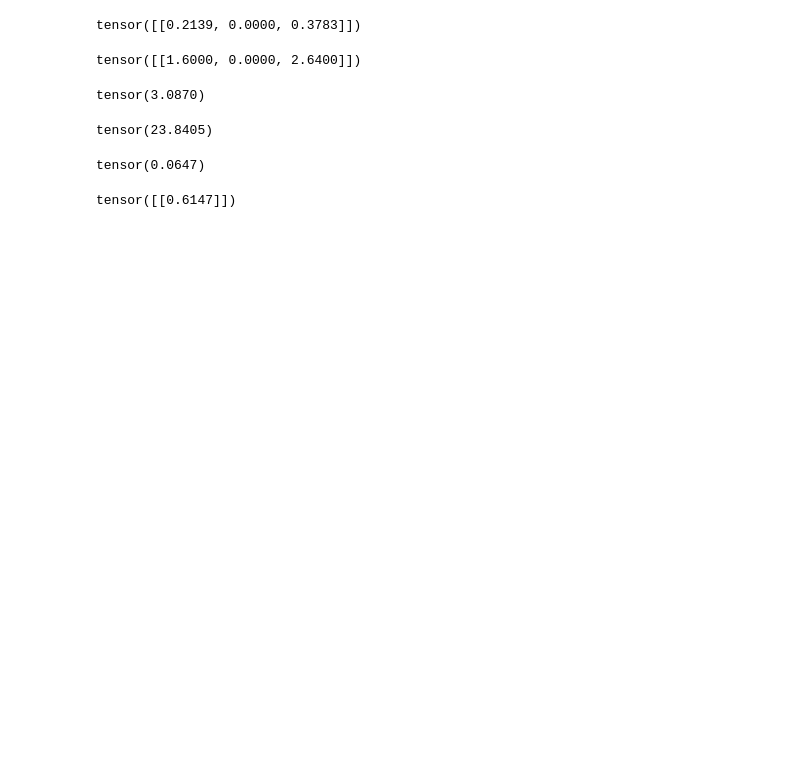
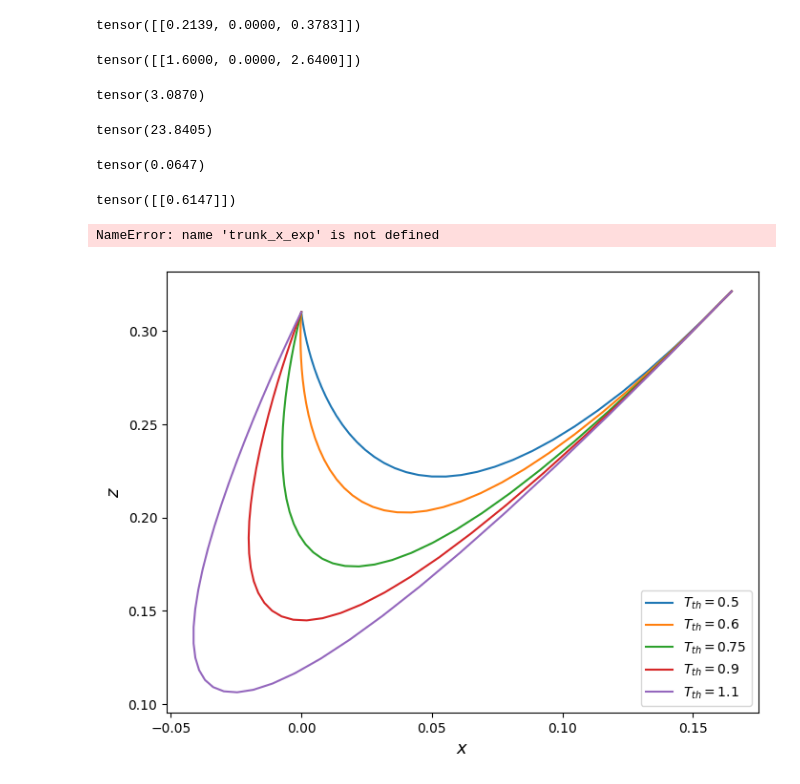
Before and after one commit to mfocchi/guided-rl-jump, a Jupyter notebook: source/standalone/development/notebooks/traj_param.ipynb, the cells around one changed output. Saved outputs shown, nothing was run; the diff lists cells and outputs as text; code cells hidden in the pictures; blank space fills up the shorter version.

```diff
--- a/source/standalone/development/notebooks/traj_param.ipynb
+++ b/source/standalone/development/notebooks/traj_param.ipynb
@@ -347,3 +347,42 @@ fig.text(0.5, 0.04, '$x $ [m]', fontsize=15, ha='center')
 plt.tight_layout(rect=[0, 0.05, 1, 1])   # Adjust layout so titles/labels don't overlap
 plt.savefig("fig/explosive.pdf", dpi=300)
 plt.show()
+# %%
+trunk_x_lo = trunk_x_exp
+trunk_xd_lo = trunk_xd_exp
+t_th = t_th_total
+# %% [output]
+NameError: name 'trunk_x_exp' is not defined
+# %%
+trunk_x_0 = torch.tensor([[0, 0, 0.31]])
+trunk_xd_0 = torch.zeros_like(trunk_x_0)
+
+trunk_x_lo = torch.tensor([[0.1648, 0.0000, 0.3211]])
+trunk_xd_lo = torch.tensor([[0.9, 0.0000, 1.3]])
+# %%
+t_th_values = torch.tensor([[0.5], [0.6], [0.75],[0.9], [1.1]])
+# %%
+# Function that evaluates and returns Bezier position and linear velocity
+def compute_bezier_curve(trunk_x_0, trunk_xd_0, trunk_x_lo, trunk_xd_lo, t_th, num_points=40):
+    pos_lin_vel = [BezierTrajectory(trunk_x_0, trunk_xd_0, trunk_x_lo, trunk_xd_lo, t_th, t) for t in torch.linspace(0, t_th.item(), num_points)]
+    pos = torch.stack([val[0] for val in pos_lin_vel], dim=1)
+    return pos
+# %%
+# Create a figure for plotting
+plt.figure(figsize=(8, 6))
+
+# Loop through each t_th value, compute the Bézier curve, and plot it
+for t_th in t_th_values:
+    pos = compute_bezier_curve(trunk_x_0, trunk_xd_0, trunk_x_lo, trunk_xd_lo, t_th)
+
+    plt.plot(pos[0][..., 0], pos[0][..., 2], label=f'$T_{{th}} = {round(t_th.item(), 2)}$')
+
+# Adding labels and title to the plot
+plt.xlabel('$x$', fontsize=13)
+plt.ylabel('$z$', fontsize=13)
+plt.legend()
+# plt.grid(True)
+plt.savefig("fig/bez_t_th.pdf", dpi=300, bbox_inches='tight')
+plt.show()
+# %% [output]
+[figure, added]
```
Also changed, not shown: parts of 4 cells of this notebook, 5 other files.
